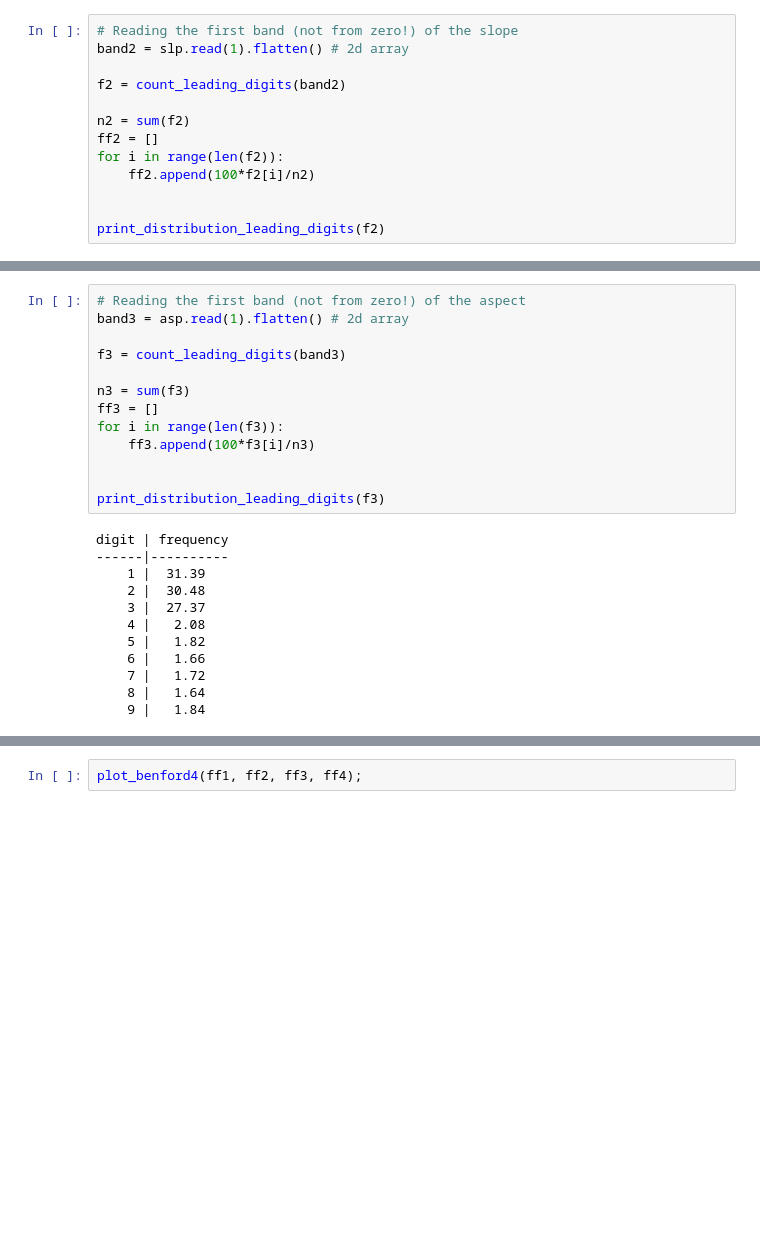
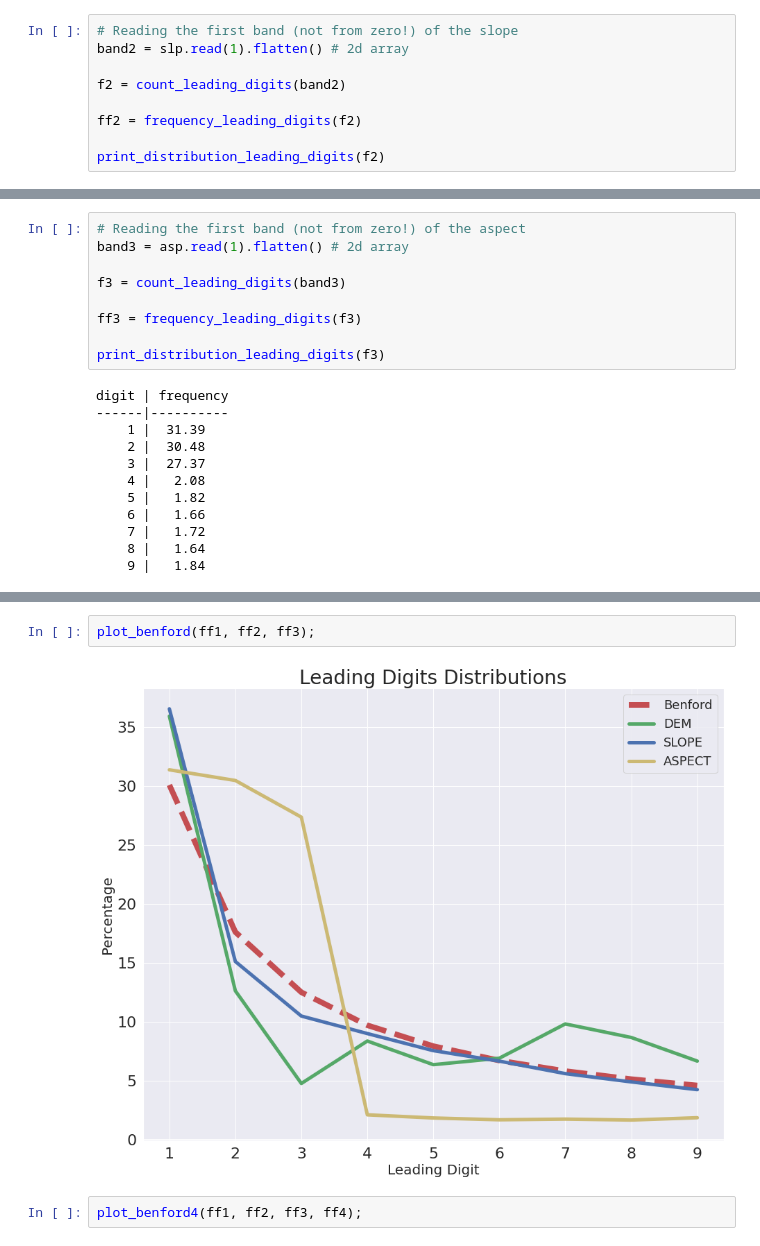
Before and after one commit to ayoubft/Benford_DEM, a Jupyter notebook: Benford_DEM-full.ipynb, the cells around one changed output, grey strips where cells are left out. Saved outputs shown, nothing was run; the diff lists cells and outputs as text; blank space fills up the shorter version.

```diff
--- a/Benford_DEM-full.ipynb
+++ b/Benford_DEM-full.ipynb
@@ -159,11 +155,7 @@ band2 = slp.read(1).flatten() # 2d array
 
 f2 = count_leading_digits(band2)
 
-n2 = sum(f2)
-ff2 = []
-for i in range(len(f2)):
-    ff2.append(100*f2[i]/n2)
-
+ff2 = frequency_leading_digits(f2)
 
 print_distribution_leading_digits(f2)
 # %% [output]
@@ -184,11 +176,7 @@ band3 = asp.read(1).flatten() # 2d array
 
 f3 = count_leading_digits(band3)
 
-n3 = sum(f3)
-ff3 = []
-for i in range(len(f3)):
-    ff3.append(100*f3[i]/n3)
-
+ff3 = frequency_leading_digits(f3)
 
 print_distribution_leading_digits(f3)
 # %% [output]
@@ -228,6 +212,10 @@ digit | frequency
     7 |   0.00
     8 |   0.00
     9 |   0.00
+# %%
+plot_benford(ff1, ff2, ff3);
+# %% [output]
+[figure, added]
 # %%
 plot_benford4(ff1, ff2, ff3, ff4);
 # %% [output]
```
Also changed, not shown: parts of 15 cells of this notebook.
